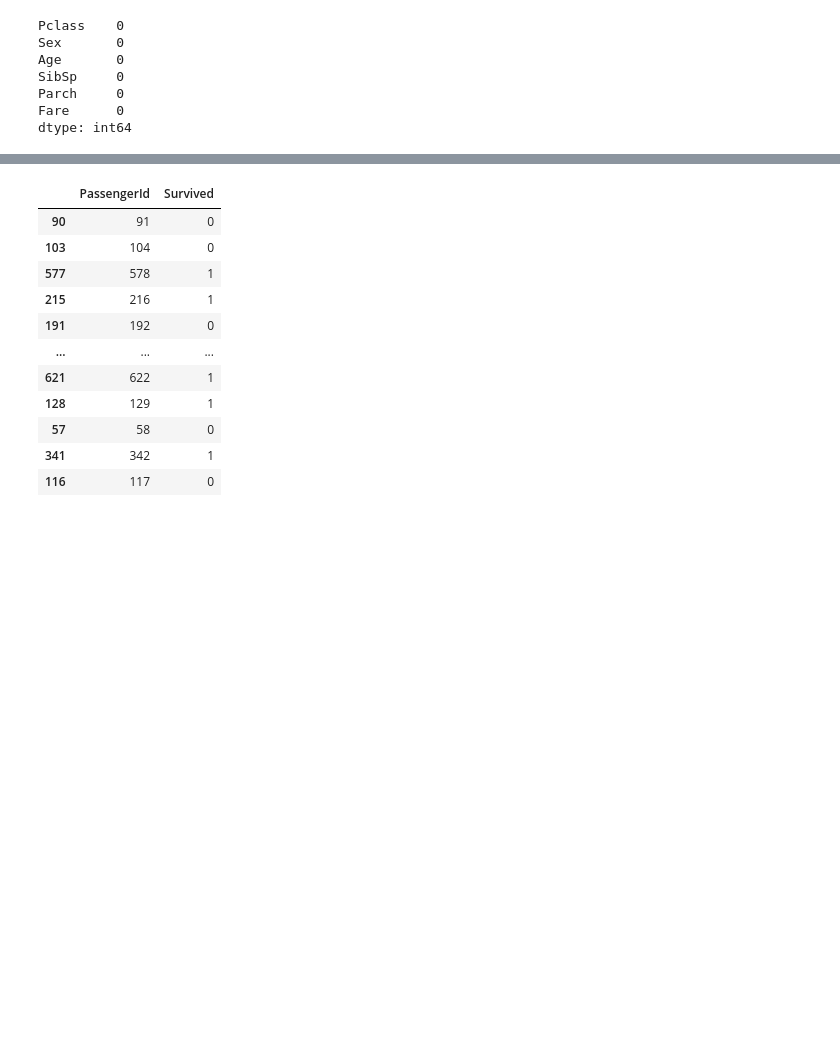
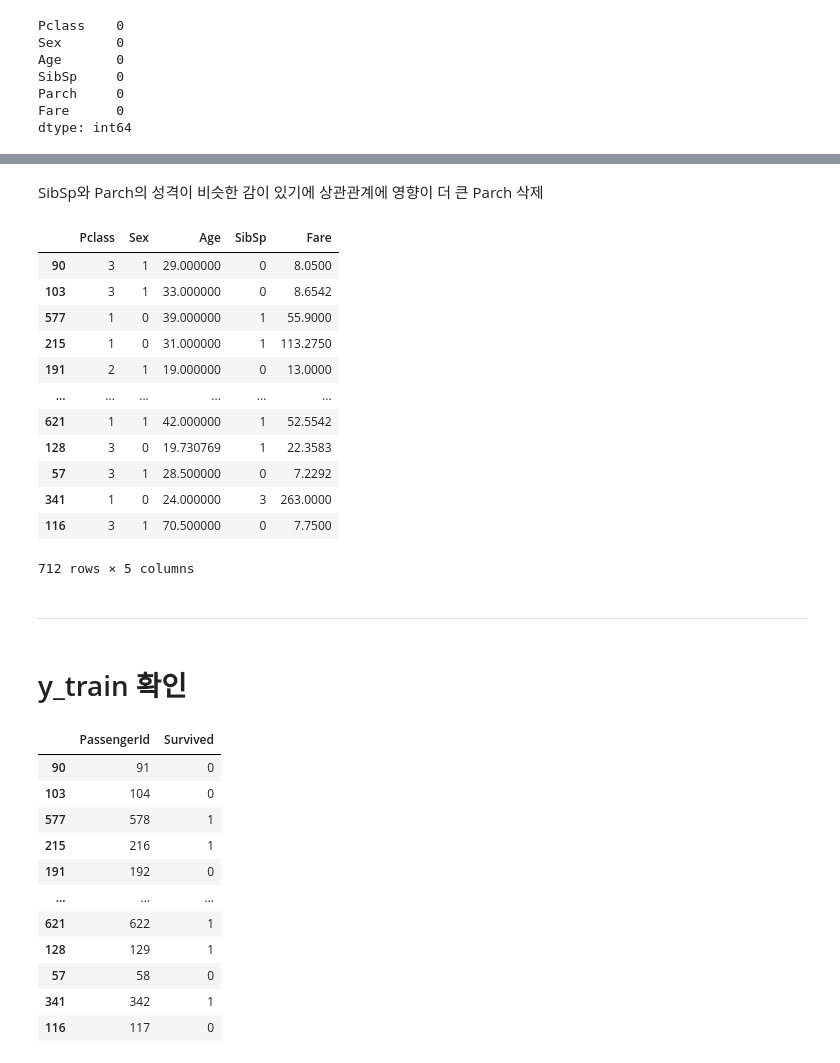
Before and after one commit to donghyundavidchoi/Data_Analysis, a Jupyter notebook: 모델링/타이타닉생존여부예측모델_LogisticRegression_fillna_groupby_get_dummies.ipynb, the cells around one changed output, grey strips where cells are left out. Saved outputs shown, nothing was run; the diff lists cells and outputs as text; code cells hidden in the pictures; blank space fills up the shorter version.

```diff
--- a/모델링/타이타닉생존여부예측모델_LogisticRegression_fillna_groupby_get_dummies.ipynb
+++ b/모델링/타이타닉생존여부예측모델_LogisticRegression_fillna_groupby_get_dummies.ipynb
@@ -175,0 +194,2 @@ dtype: int64
+# %% [markdown]
+SibSp와 Parch의 성격이 비슷한 감이 있기에 상관관계에 영향이 더 큰 Parch 삭제
@@ -176,3 +199,23 @@ dtype: int64
+# %%
+X_train
+# %% [output]
+|  | Pclass | Sex | Age | SibSp | Fare |
+| 90 | 3 | 1 | 29.000000 | 0 | 8.0500 |
+| 103 | 3 | 1 | 33.000000 | 0 | 8.6542 |
+| 577 | 1 | 0 | 39.000000 | 1 | 55.9000 |
+| 215 | 1 | 0 | 31.000000 | 1 | 113.2750 |
+| 191 | 2 | 1 | 19.000000 | 0 | 13.0000 |
+| ... | ... | ... | ... | ... | ... |
+| 621 | 1 | 1 | 42.000000 | 1 | 52.5542 |
+| 128 | 3 | 0 | 19.730769 | 1 | 22.3583 |
+| 57 | 3 | 1 | 28.500000 | 0 | 7.2292 |
+| 341 | 1 | 0 | 24.000000 | 3 | 263.0000 |
+| 116 | 3 | 1 | 70.500000 | 0 | 7.7500 |
+712 rows × 5 columns
+# %% [markdown]
+-------------
+# %% [markdown]
+# y_train 확인
 # %%
 y_train
 # %% [output]
```
Also changed, not shown: parts of 10 cells of this notebook.
